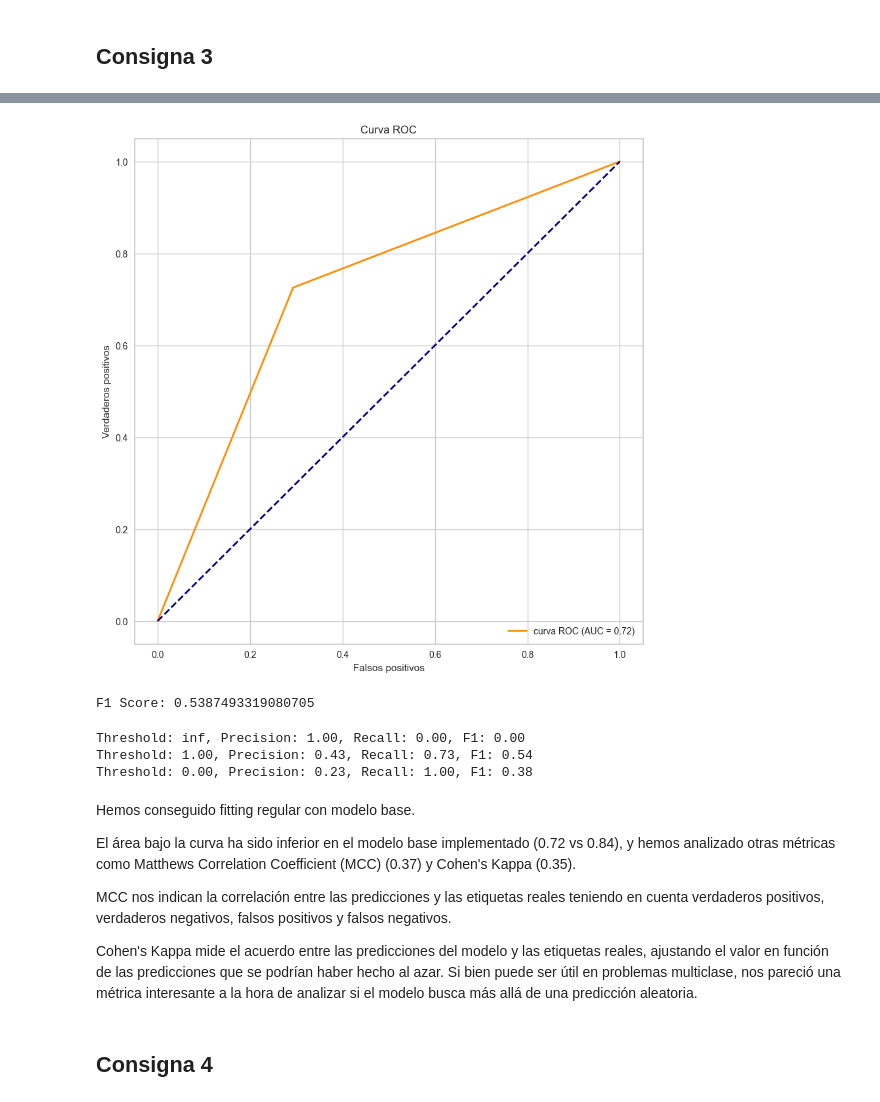
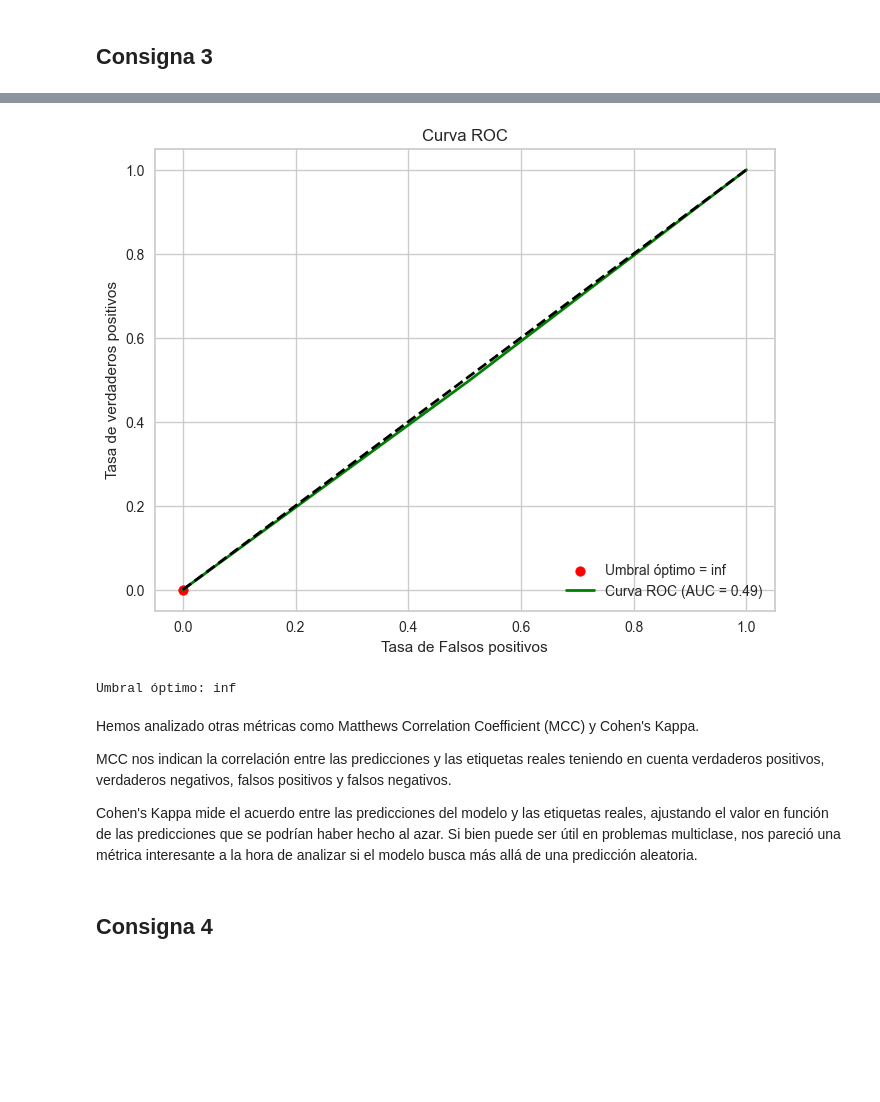
Before and after one commit to iairborgo/AA1-TUIA-Borgo-Nardi-Nardi, a Jupyter notebook: Notebooks/TP-clasificacion-AA1.ipynb, the cells around one changed output, grey strips where cells are left out. Saved outputs shown, nothing was run; the diff lists cells and outputs as text; code cells hidden in the pictures; blank space fills up the shorter version.

```diff
--- a/Notebooks/TP-clasificacion-AA1.ipynb
+++ b/Notebooks/TP-clasificacion-AA1.ipynb
@@ -655,10 +526,2 @@ En ese rango de umbral, podríamos optar por maximizar Presición o Recall depen
 # %% [markdown]
 ## Consigna 3
-# %%
-rf_model = RandomForestClassifier(random_state=42)
-rf_model.fit(X_train, y_train)
-
-feature_importances = pd.Series(rf_model.feature_importances_, index=X_train.columns)   # feature_importances_ que mide la importancia de cada característica para el modelo, convertimos a una serie
-top_features = feature_importances.nlargest(2).index.tolist()                           # nlargest(2) selecciona las 2 características con los valores más altos de importancia, .tolist() para convertir los índices a lista
-
-print("Las dos características principales son:", top_features)
@@ -763,37 +591,26 @@ Falsos Positivos : 1345  ; Falsos Negativos : 381
 # %%
-fpr, tpr, thresholds = roc_curve(y_test, y_regla_bi_var)
+fpr, tpr, thresholds = roc_curve(y_test, y_pred_random)
 roc_auc = auc(fpr, tpr)
 
-plt.figure(figsize=(10,10))
-plt.plot(fpr, tpr, color='darkorange', lw=2, label=f'curva ROC (AUC = {roc_auc:.2f})')
-plt.plot([0, 1], [0, 1], color='navy', lw=2, linestyle='--')
-plt.xlabel('Falsos positivos')
-plt.ylabel('Verdaderos positivos')
+optimal_idx = (tpr - fpr).argmax()                                  # Buscamos el mejor umbral cuando la diferencia entre tpr y fpr sea máxima, ya que nos brindará el punto más cercano al (0,1)
+optimal_threshold = thresholds[optimal_idx]
+
+plt.figure(figsize=(8,6))
+plt.scatter(fpr[optimal_idx], tpr[optimal_idx], color='red', label=f'Umbral óptimo = {optimal_threshold:.2f}')
+plt.plot(fpr, tpr, color='green', lw=2, label=f'Curva ROC (AUC = {roc_auc:.2f})')
+plt.plot([0, 1], [0, 1], color='black', lw=2, linestyle='--')
+plt.xlabel('Tasa de Falsos positivos')
+plt.ylabel('Tasa de verdaderos positivos')
 plt.title('Curva ROC')
 plt.legend(loc="lower right")
 plt.show()
+
+print(f"Umbral óptimo: {optimal_threshold}")
 # %% [output]
-[figure, old version]
+[figure, new version]
+Umbral óptimo: inf
-# %%
-f1 = f1_score(y_test, y_regla_bi_var)
-print(f"F1 Score: {f1}")
-# %% [output]
-F1 Score: 0.5387493319080705
-# %%
-for threshold in thresholds:
-    y_pred_adjusted = (y_regla_bi_var >= threshold).astype(int)
-    precision_adjusted = precision_score(y_test, y_pred_adjusted, zero_division=1)
-    recall_adjusted = recall_score(y_test, y_pred_adjusted)
-    f1_adjusted = f1_score(y_test, y_pred_adjusted)
-    print(f"Threshold: {threshold:.2f}, Precision: {precision_adjusted:.2f}, Recall: {recall_adjusted:.2f}, F1: {f1_adjusted:.2f}")
-# %% [output]
-Threshold: inf, Precision: 1.00, Recall: 0.00, F1: 0.00
-Threshold: 1.00, Precision: 0.43, Recall: 0.73, F1: 0.54
-Threshold: 0.00, Precision: 0.23, Recall: 1.00, F1: 0.38
 # %% [markdown]
-Hemos conseguido fitting regular con modelo base.
-
-El área bajo la curva ha sido inferior en el modelo base implementado (0.72 vs 0.84), y hemos analizado otras métricas como Matthews Correlation Coefficient (MCC) (0.37) y Cohen's Kappa (0.35).
+Hemos analizado otras métricas como Matthews Correlation Coefficient (MCC) y Cohen's Kappa.
 
 MCC nos indican la correlación entre las predicciones y las etiquetas reales teniendo en cuenta verdaderos positivos, verdaderos negativos, falsos positivos y falsos negativos.
 
```
Also changed, not shown: parts of 138 cells of this notebook.
